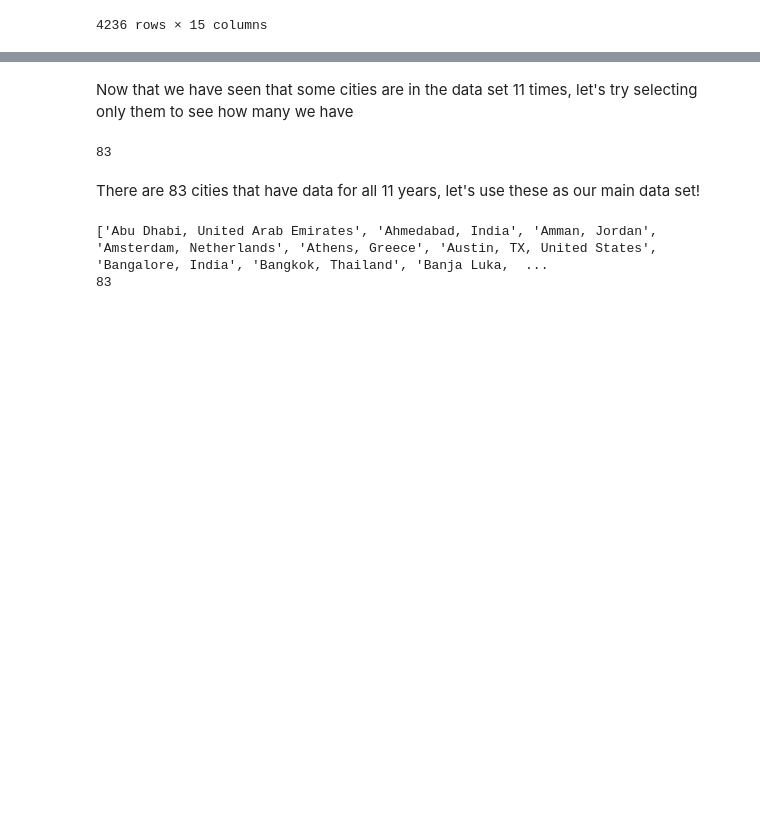
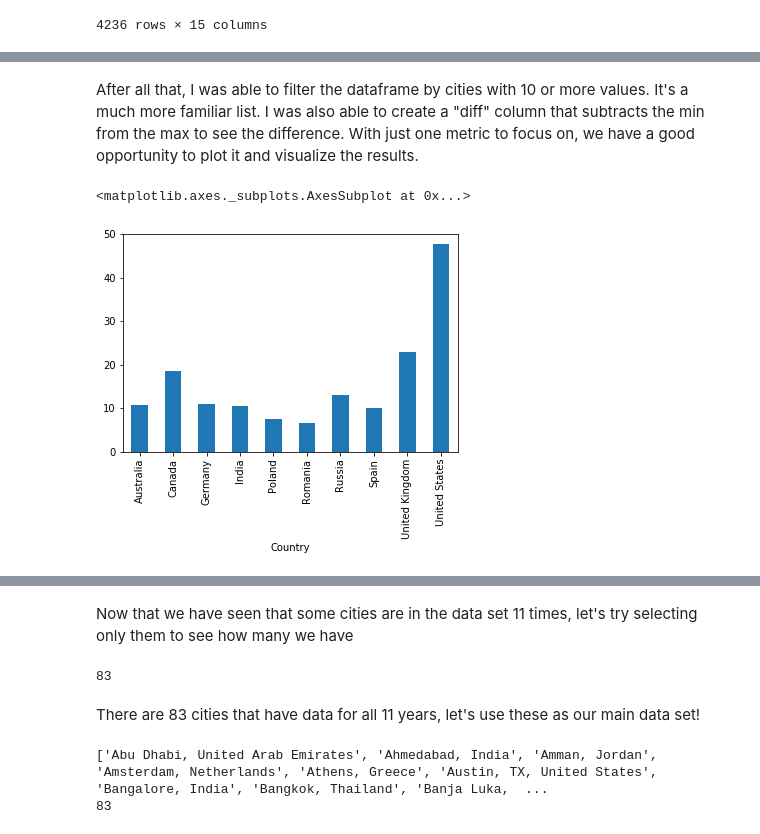
Before and after one commit to mfpole/Cost-of-Living-Index-Analysis-over-2010-2019, a Jupyter notebook: Cost_of_Living_Index_Analysis_over_2010_2019.ipynb, the cells around one changed output, grey strips where cells are left out. Cells and saved outputs as stored; diff of their text form; code cells hidden in the pictures; blank space fills up the shorter version.

```diff
--- a/Cost_of_Living_Index_Analysis_over_2010_2019.ipynb
+++ b/Cost_of_Living_Index_Analysis_over_2010_2019.ipynb
@@ -36,6 +60,6 @@ Let's format all the numbers to numeric types so that we can process them as suc
 # %%
 data = dataRaw.copy()
-data = data.astype({'Cost of Living Index': 'float64','Rent Index':'float64','Cost of Living Plus Rent Index':'float64','Groceries Index':'float64','Restaurant Price Index':'float64','Local Purchasing Power Index':'float64','Year':'float64'})
+data = data.astype({'Cost of Living Index': 'float64','Rent Index':'float64','Cost of Living Plus Rent Index':'float64','Groceries Index':'float64','Restaurant Price Index':'float64','Local Purchasing Power Index':'float64','Year':'int'})
 print(data.dtypes)
 # %% [output]
 Rank                               object
@@ -175,0 +304,13 @@ cleanData2
+# %%
+MinAndMaxCostOfLivingMultipleValues = cleanData3.loc[cleanData3['Year']==2020][['Country','Cost of Living Index']].pivot_table(index = 'Country', values = 'Cost of Living Index', aggfunc = [np.max,np.min,np.count_nonzero])
+#MinAndMaxCostOfLivingMultipleValues = MinAndMaxCostOfLivingMultipleValues.loc[MinAndMaxCostOfLivingMultipleValues['count_nonzero']>9]
+#MinAndMaxCostOfLivingMultipleValues['count_nonzero']
+#index = MinAndMaxCostOfLivingMultipleValues['count_nonzero']>9
+#index.index.get_level_values(0)
+#print(index.index.names)
+#MinAndMaxCostOfLivingMultipleValues[['amin','amax']]
+MinAndMaxCostOfLivingMultipleValues.columns.levels
+#MinAndMaxCostOfLivingMultipleValues.reindex(columns = ['amin','amax'])
+MinAndMaxCostOfLivingMultipleValues = MinAndMaxCostOfLivingMultipleValues.loc[MinAndMaxCostOfLivingMultipleValues['count_nonzero','Cost of Living Index']>9]
+MinAndMaxCostOfLivingMultipleValues['diff','Cost of Living Index'] = (MinAndMaxCostOfLivingMultipleValues['amax','Cost of Living Index'] - MinAndMaxCostOfLivingMultipleValues['amin','Cost of Living Index'])
+MinAndMaxCostOfLivingMultipleValues
@@ -175,0 +331,7 @@ cleanData2
+# %% [markdown]
+After all that, I was able to filter the dataframe by cities with 10 or more values. It's a much more familiar list. I was also able to create a "diff" column that subtracts the min from the max to see the difference. With just one metric to focus on, we have a good opportunity to plot it and visualize the results.
+# %%
+MinAndMaxCostOfLivingMultipleValues['diff','Cost of Living Index'].plot(kind = 'bar')
+# %% [output]
+<matplotlib.axes._subplots.AxesSubplot at 0x...>
+[figure, added]
```
Also changed, not shown: parts of 57 cells of this notebook.
